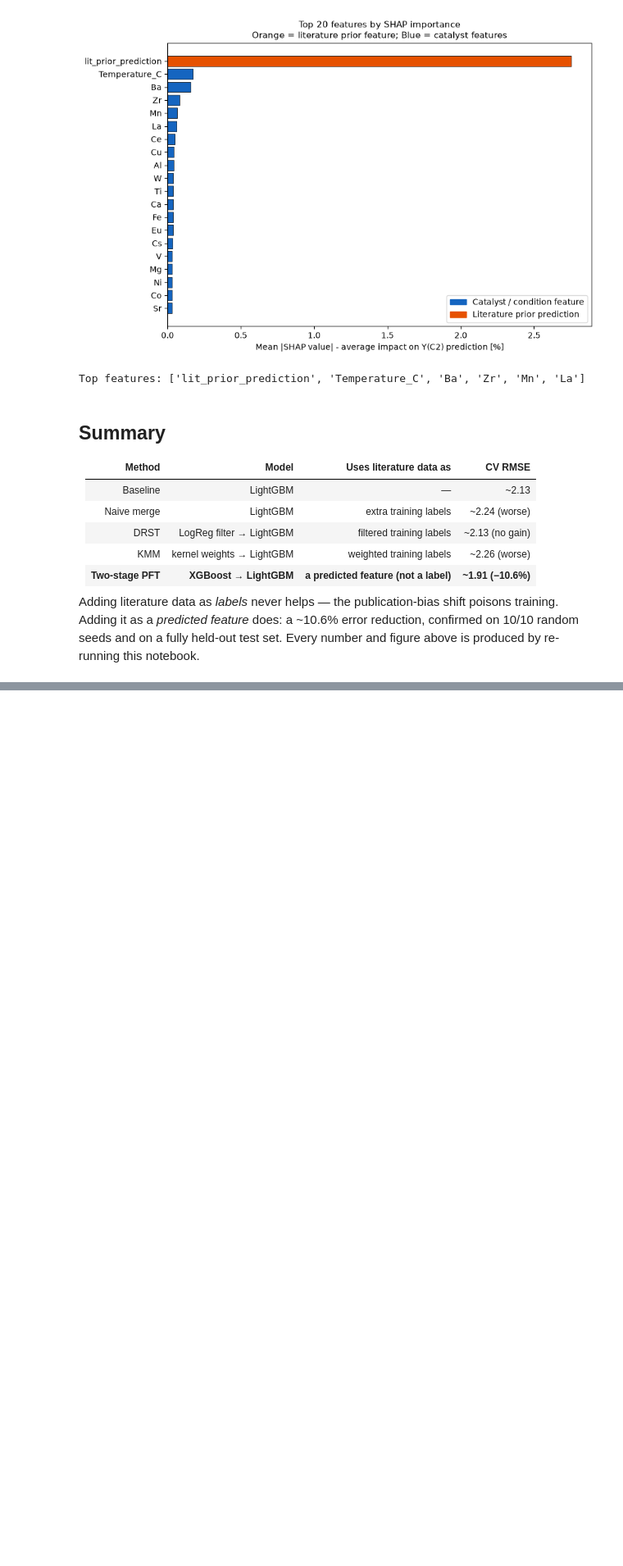
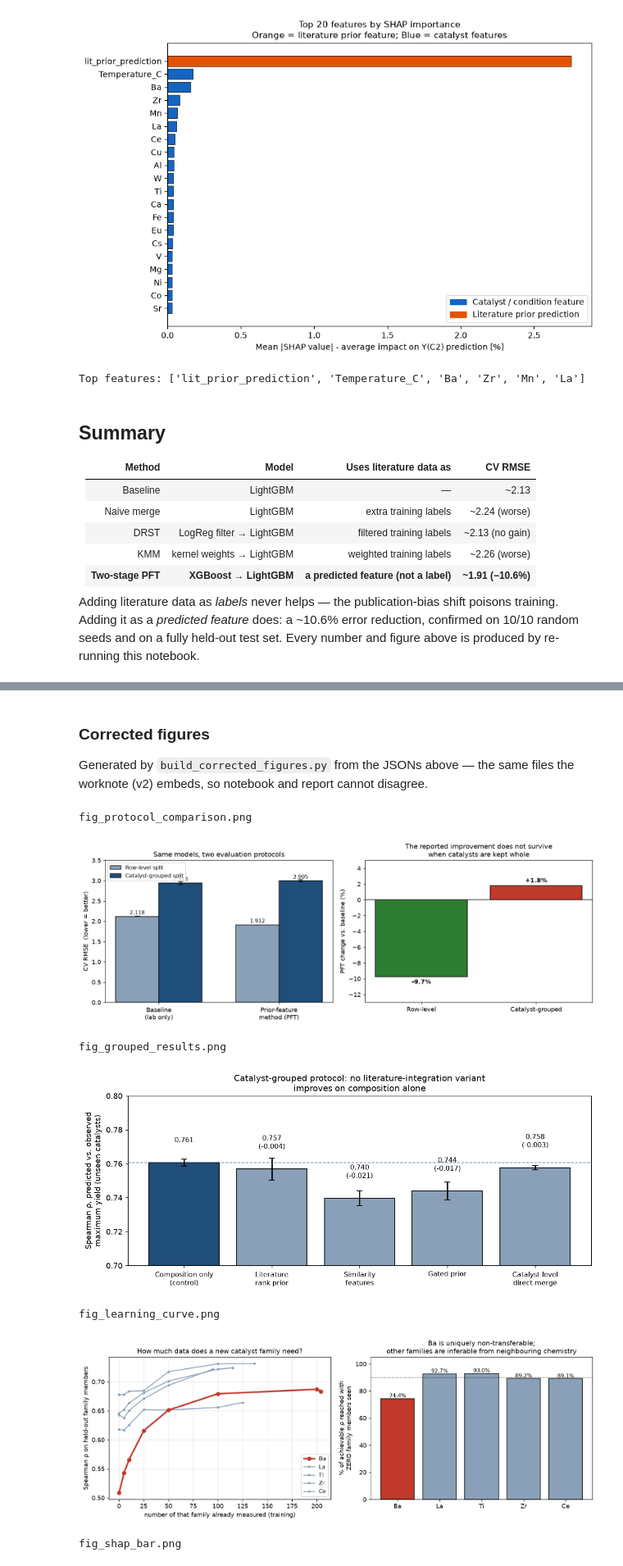
Before and after one commit to ParthN9i4/OCM-Dataset-JAIST, a Jupyter notebook: ocm_methodology.ipynb, the cells around one changed output, grey strips where cells are left out. Shown at 82% size. Saved outputs shown, nothing was run; the diff lists cells and outputs as text; code cells hidden in the pictures; blank space fills up the shorter version.

```diff
--- a/ocm_methodology.ipynb
+++ b/ocm_methodology.ipynb
@@ -456,0 +569,18 @@ test set. Every number and figure above is produced by re-running this notebook.
+# %% [markdown]
+### Corrected figures
+
+Generated by `build_corrected_figures.py` from the JSONs above — the same files the worknote (v2)
+embeds, so notebook and report cannot disagree.
+# %%
+from IPython.display import Image, display
+for f in ['fig_protocol_comparison.png', 'fig_grouped_results.png',
+          'fig_learning_curve.png', 'fig_shap_bar.png']:
+    print(f); display(Image(f))
+# %% [output]
+fig_protocol_comparison.png
+[figure, added]
+fig_grouped_results.png
+[figure, added]
+fig_learning_curve.png
+[figure, added]
+fig_shap_bar.png
```
Also changed, not shown: parts of 10 cells of this notebook, 4 other files.
